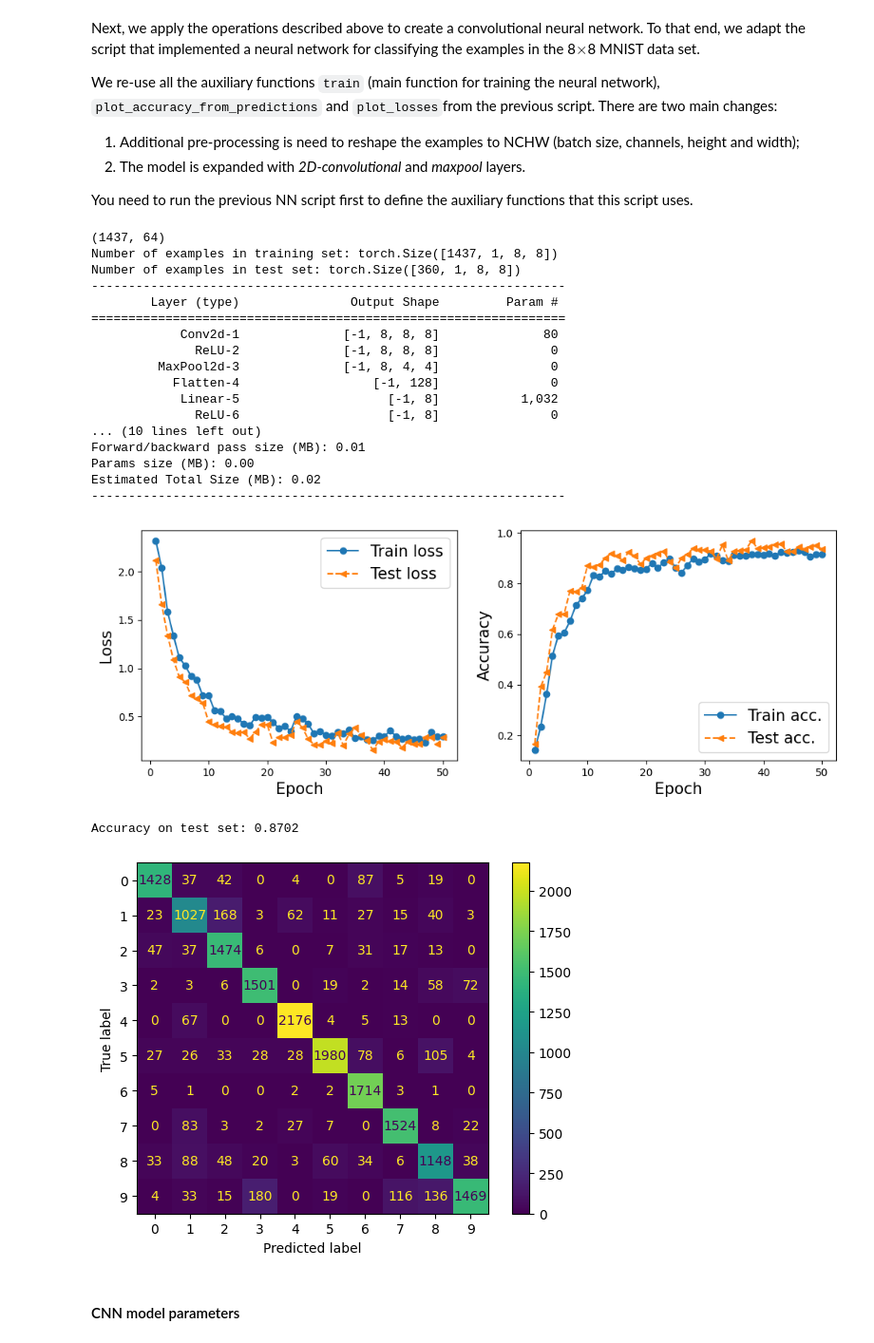
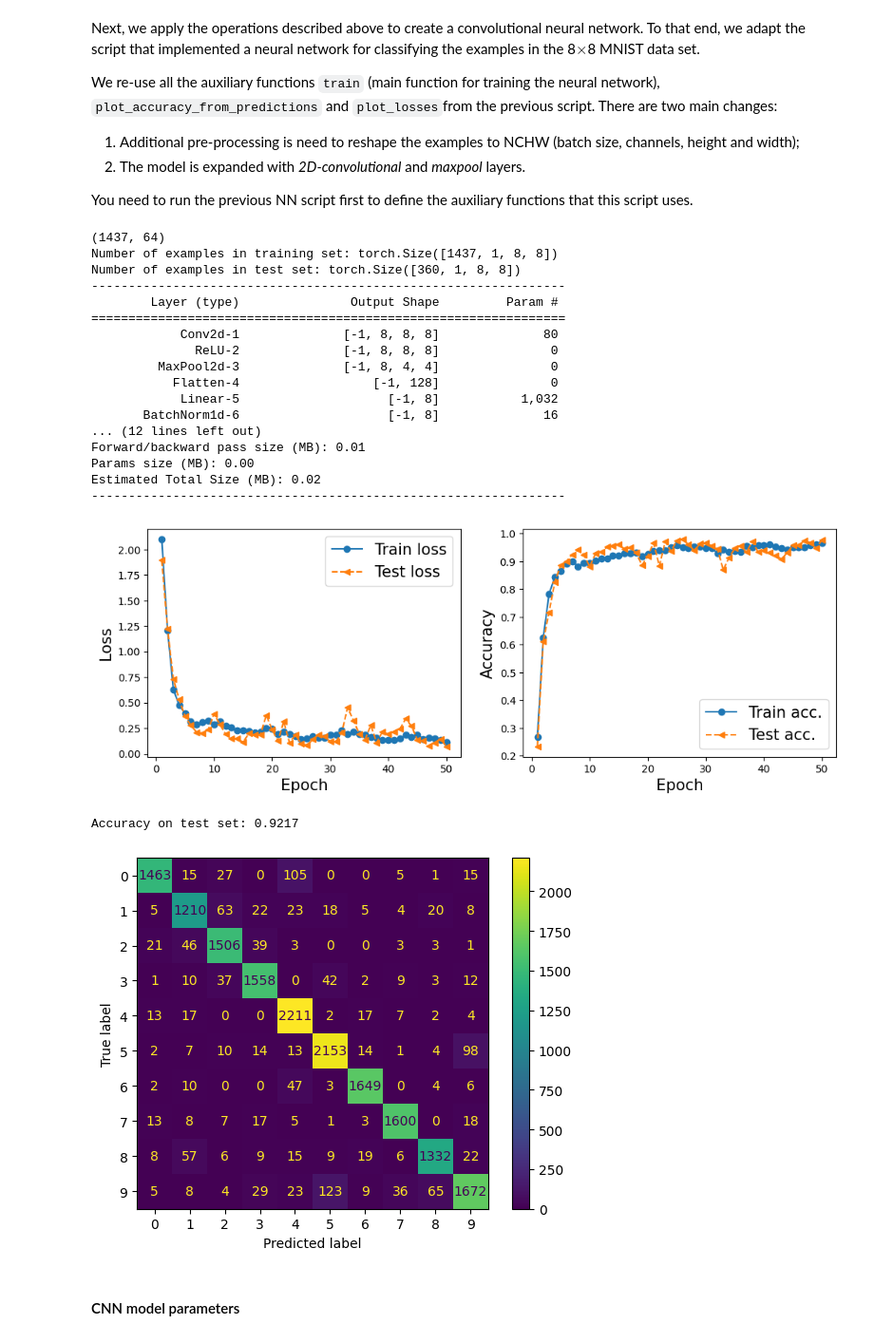
Before and after one commit to isa-ulisboa/greends-pml, a Jupyter notebook: ML_overview_with_examples.ipynb, the cells around one changed output. Shown at 95% size. Drawn from its saved outputs; the diff is of its cells as text; code cells hidden in the pictures.

```diff
--- a/ML_overview_with_examples.ipynb
+++ b/ML_overview_with_examples.ipynb
@@ -2263,14 +2282,16 @@ output_size = len(examples.target_names)
 
 # Create dataloader with batch_size
 train_dl=DataLoader(TensorDataset(X_train_tensor,y_train_tensor), batch_size, shuffle=True)
-test_dl=DataLoader(TensorDataset(X_test_tensor,y_test_tensor), batch_size, shuffle=True)
+test_dl=DataLoader(TensorDataset(X_test_tensor,y_test_tensor), batch_size, shuffle=False)
 
 ###################################################################################### NN model
 model=nn.Sequential(
     nn.Linear(input_size, hidden_size),
+    nn.BatchNorm1d(hidden_size),
     nn.ReLU(),
     nn.Dropout(p=dropout_p),
     nn.Linear(hidden_size, hidden_size),
+    nn.BatchNorm1d(hidden_size),
     nn.ReLU(),
     nn.Dropout(p=dropout_p),
     nn.Linear(hidden_size, output_size)
@@ -2460,8 +2481,10 @@ model=nn.Sequential(
     nn.MaxPool2d(kernel_size=2),
     nn.Flatten(),
     nn.Linear(8*4*4, hidden_size),
+    nn.BatchNorm1d(hidden_size),
     nn.ReLU(),
     nn.Linear(hidden_size, hidden_size),
+    nn.BatchNorm1d(hidden_size),
     nn.ReLU(),
     nn.Dropout(p=dropout_p),
     nn.Linear(hidden_size, output_size)
@@ -2488,38 +2511,38 @@ loss_fn = nn.CrossEntropyLoss()
 
 # Optimizer: optimizer object that will hold the current state and will update the parameters based on the computed gradients
 # for param in model.parameters(): print(param.data)
 optimizer = optim.Adam(model.parameters(), lr=learning_rate, weight_decay=regularization_param)
 
 # Train the model and predict on test samples to estimate accuracy
 # history stores losses, accuracy, actual labels and predictions
 history = train(model, optimizer, loss_fn, num_epochs, train_dl, test_dl)
 
 # plot losses along epochs
 plot_losses(history)
 # plot confusion matrix
 plot_accuracy_from_predictions(history)
 #plot_accuracy(hist)
 # %% [output]
 (1437, 64)
 Number of examples in training set: torch.Size([1437, 1, 8, 8])
 Number of examples in test set: torch.Size([360, 1, 8, 8])
 ----------------------------------------------------------------
         Layer (type)               Output Shape         Param #
 ================================================================
             Conv2d-1              [-1, 8, 8, 8]              80
               ReLU-2              [-1, 8, 8, 8]               0
          MaxPool2d-3              [-1, 8, 4, 4]               0
            Flatten-4                  [-1, 128]               0
             Linear-5                    [-1, 8]           1,032
-              ReLU-6                    [-1, 8]               0
-... (10 lines left out)
+       BatchNorm1d-6                    [-1, 8]              16
+... (12 lines left out)
 Forward/backward pass size (MB): 0.01
 Params size (MB): 0.00
 Estimated Total Size (MB): 0.02
 ----------------------------------------------------------------
-[figure, old version]
+[figure, new version]
-Accuracy on test set: 0.8702
+Accuracy on test set: 0.9217
-[figure, old version]
+[figure, new version]
 # %% [markdown]
 #### CNN model parameters
 # %% [markdown]
```
Also changed, not shown: parts of 34 cells of this notebook.
